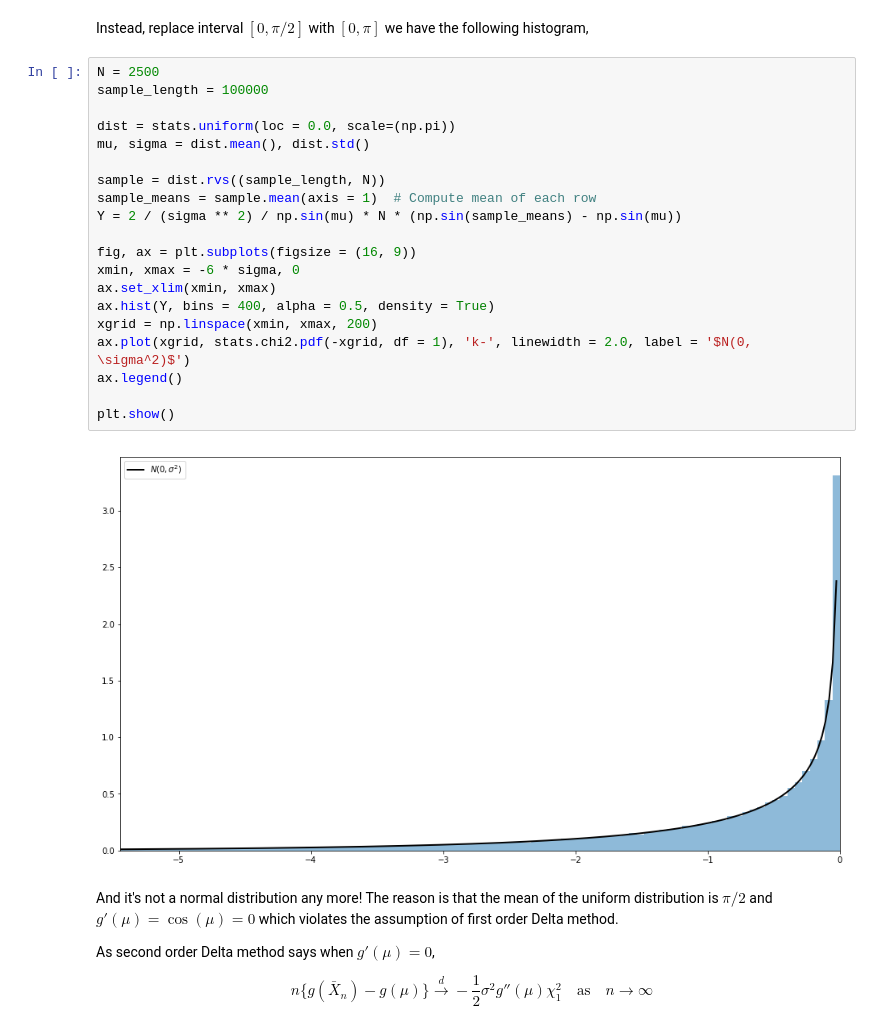
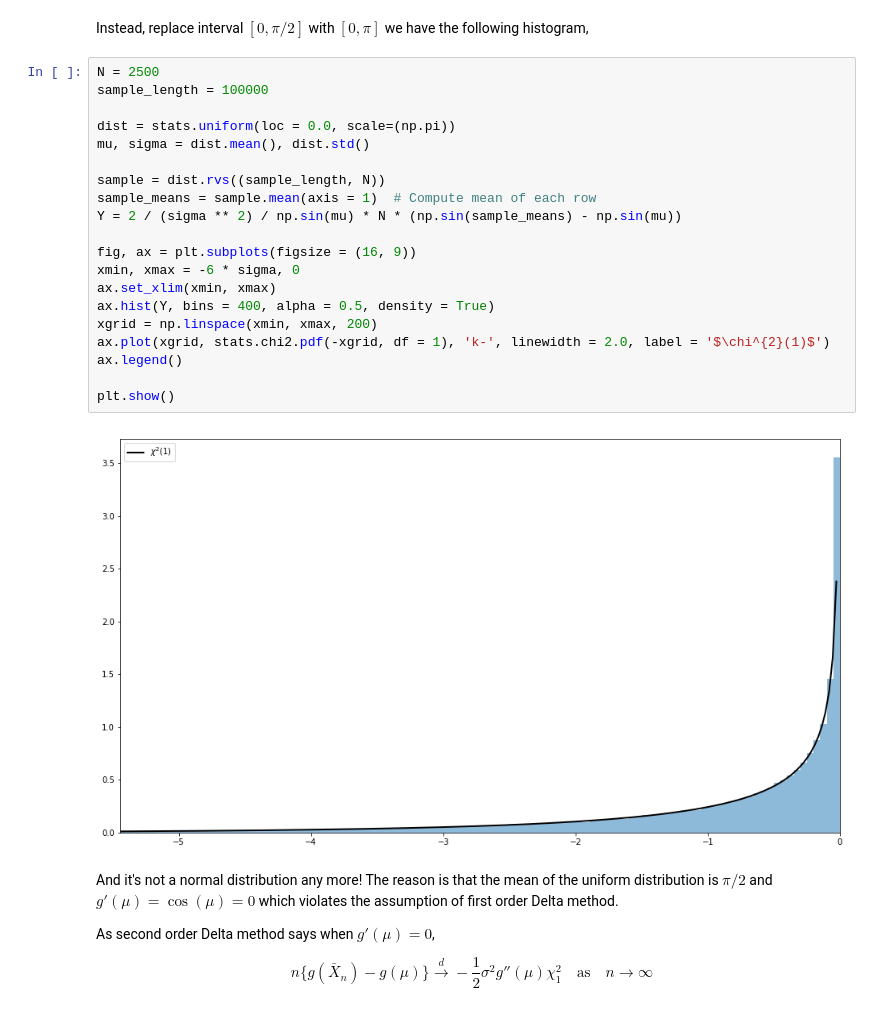
Before and after one commit to SIQEF-PHBS/Winter-Camp-2019, a Jupyter notebook: Peifan Wu/LLNCLT.ipynb, the cells around one changed output. Drawn from its saved outputs; the diff is of its cells as text.

```diff
--- a/Peifan Wu/LLNCLT.ipynb
+++ b/Peifan Wu/LLNCLT.ipynb
@@ -928,25 +928,25 @@ Instead, replace interval $[0, \pi/2]$ with $[0, \pi]$ we have the following his
 # %%
 N = 2500
 sample_length = 100000
 
 dist = stats.uniform(loc = 0.0, scale=(np.pi))
 mu, sigma = dist.mean(), dist.std()
 
 sample = dist.rvs((sample_length, N))
 sample_means = sample.mean(axis = 1)  # Compute mean of each row
 Y = 2 / (sigma ** 2) / np.sin(mu) * N * (np.sin(sample_means) - np.sin(mu))
 
 fig, ax = plt.subplots(figsize = (16, 9))
 xmin, xmax = -6 * sigma, 0
 ax.set_xlim(xmin, xmax)
 ax.hist(Y, bins = 400, alpha = 0.5, density = True)
 xgrid = np.linspace(xmin, xmax, 200)
-ax.plot(xgrid, stats.chi2.pdf(-xgrid, df = 1), 'k-', linewidth = 2.0, label = '$N(0, \sigma^2)$')
+ax.plot(xgrid, stats.chi2.pdf(-xgrid, df = 1), 'k-', linewidth = 2.0, label = '$\chi^{2}(1)$')
 ax.legend()
 
 plt.show()
 # %% [output]
-[figure, old version]
+[figure, new version]
 # %% [markdown]
 And it's not a normal distribution any more! The reason is that the mean of the uniform distribution is $\pi / 2$ and $g'(\mu)=\cos(\mu)=0$ which violates the assumption of first order Delta method.
 
```
